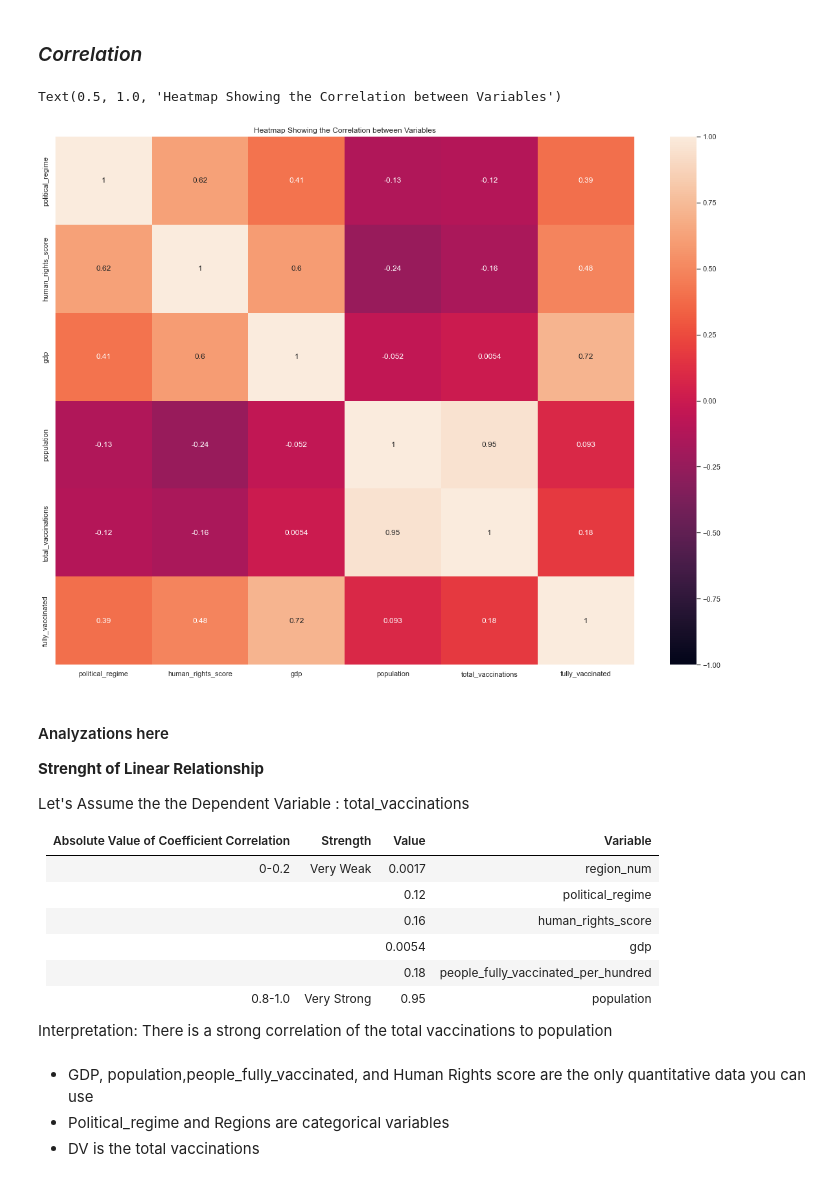
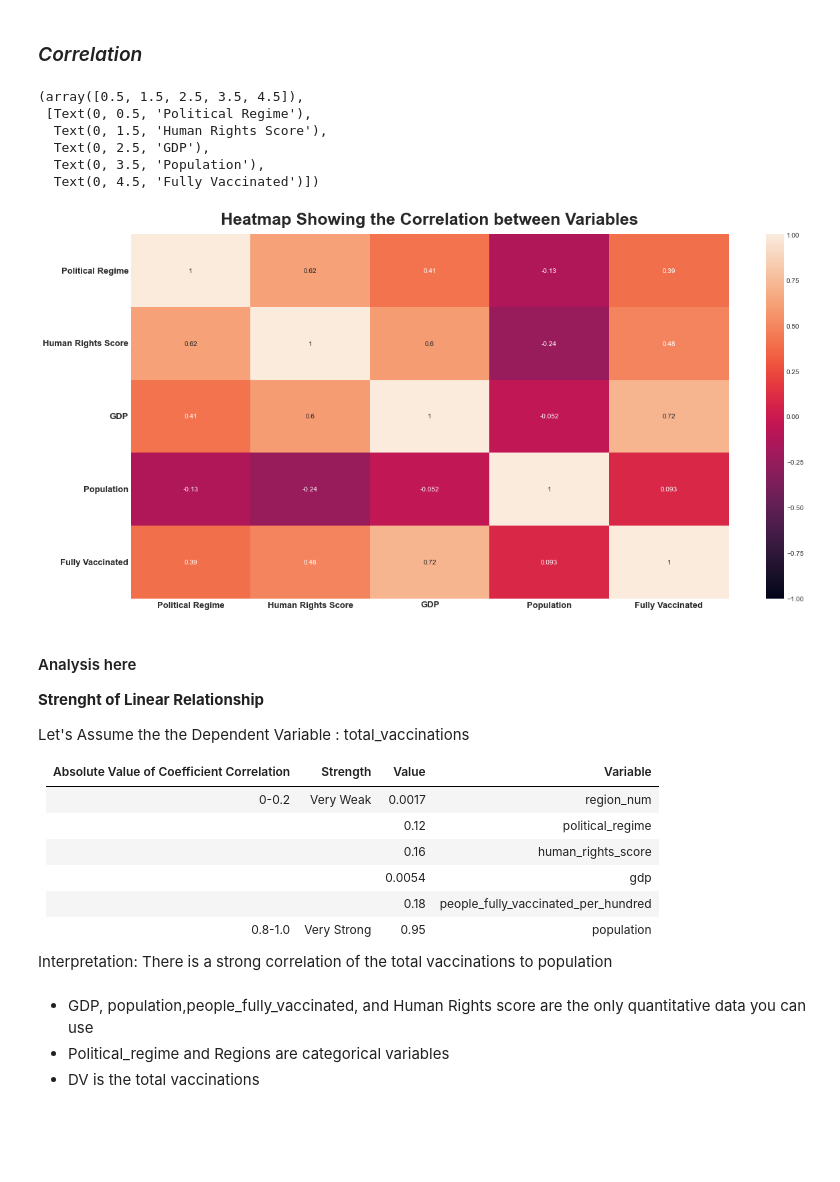
Before and after one commit to RuizLorenzoChavez/DATA100-Finals-COVID-Vaccination-Tracker, a Jupyter notebook: group1-data-storytelling.ipynb, the cells around one changed output. Drawn from its saved outputs; the diff is of its cells as text; code cells hidden in the pictures; blank space fills up the shorter version.

Commit message:
removed total vaccinations and edited other charts

```diff
--- a/group1-data-storytelling.ipynb
+++ b/group1-data-storytelling.ipynb
@@ -331,7 +321,7 @@ renamed_dropped_political_regimes.head()
 # %%
 # gdp
 new_columns={'Entity':'country',
-             'GDP per capita, PPP (constant 2017 international $)':'gdp'}
+             'GDP per capita, PPP (constant 2017 international $)':'gdp_per_capita'}
 columns_to_drop=['Code','Year']
 
 renamed_dropped_gdp = (gdp).drop(columns=columns_to_drop).rename(columns=new_columns)
@@ -374,10 +364,10 @@ renamed_dropped_population_2020.head()
 | 3 | American Samoa | 55169 |
 | 4 | Andorra | 77287 |
 # %%
-# cumulative_covid_vaccination
-new_columns={'Entity':'country'}
-columns_to_drop=['Code','Day']
+# fully_vaccinated_individuals
+new_columns={'Entity':'country','people_fully_vaccinated_per_hundred':'fully_vaccinated_percent'}
+columns_to_drop=['Code','145609-annotations','Day']
 
-renamed_dropped_cumulative_covid_vaccination = (cumulative_covid_vaccination).drop(columns=columns_to_drop).rename(columns=new_columns)
-renamed_dropped_cumulative_covid_vaccination.head()
+renamed_dropped_fully_vaccinated_individuals = (fully_vaccinated_individuals).drop(columns=columns_to_drop).rename(columns=new_columns)
+renamed_dropped_fully_vaccinated_individuals.head()
 # %% [output]
@@ -601,10 +547,10 @@ political_regime_N_gdp = cleaned_political_regimes.merge(cleaned_gdp,how='inner'
 political_regime_N_gdp_N_human_rights_score = political_regime_N_gdp.merge(cleaned_human_rights_score,how='inner')
 political_regime_N_gdp_N_human_rights_score_N_population = political_regime_N_gdp_N_human_rights_score.merge(cleaned_population_2020,how='inner')
 
-cumulative_vaccination = political_regime_N_gdp_N_human_rights_score_N_population.merge(cleaned_cumulative_covid_vaccination,how='inner')
-dataset = cumulative_vaccination.merge(cleaned_fully_vaccinated_individuals,how='inner')
+dataset = political_regime_N_gdp_N_human_rights_score_N_population.merge(cleaned_fully_vaccinated_individuals,how='inner')
+
 prime_dataset = dataset
-prime_dataset = prime_dataset[['country','political_regime','human_rights_score','gdp','population','total_vaccinations','fully_vaccinated']]
+prime_dataset = prime_dataset[['country','political_regime','human_rights_score','gdp_per_capita','population','fully_vaccinated_percent']]
 
 display(prime_dataset)
 prime_dataset.info()
@@ -791,6 +736,6 @@ See the caveats in the documentation: https://pandas.pydata.org/pandas-docs/stab
 # %% [markdown]
 ### *Finalizing features*
 # %%
-prime_dataset = prime_dataset[['country','region','region_num','regime_type','political_regime','human_rights_score','gdp','population','total_vaccinations','fully_vaccinated']]
+prime_dataset = prime_dataset[['country','region','region_num','regime_type','political_regime','human_rights_score','gdp_per_capita','population','fully_vaccinated_percent']]
 prime_dataset
 # %% [output]
@@ -816,16 +761,26 @@ prime_dataset.to_csv('prime-dataset.csv')
 # %% [markdown]
 ### *Correlation*
 # %%
-fig = plt.figure(figsize=(20,15))
+fig = plt.figure(figsize=(20,10))
 ax = fig.add_subplot(111)
 
 heatmap_correlation=sns.heatmap(prime_dataset.corr(),vmin=-1,vmax=1, annot=True)
-heatmap_correlation.set_title('Heatmap Showing the Correlation between Variables')
+
+ax.set_title('Heatmap Showing the Correlation between Variables',size=25, pad=15, fontdict={'fontweight':'bold'})
+ax.set_yticklabels(['Political Regime','Human Rights Score','GDP','Population','Fully Vaccinated'], fontdict={'fontweight':'bold'},size=13)
+ax.set_xticklabels(['Political Regime','Human Rights Score','GDP','Population','Fully Vaccinated'], fontdict={'fontweight':'bold'},size=13)
+
+plt.yticks(rotation=0)
 # %% [output]
-Text(0.5, 1.0, 'Heatmap Showing the Correlation between Variables')
+(array([0.5, 1.5, 2.5, 3.5, 4.5]),
+ [Text(0, 0.5, 'Political Regime'),
+  Text(0, 1.5, 'Human Rights Score'),
+  Text(0, 2.5, 'GDP'),
+  Text(0, 3.5, 'Population'),
+  Text(0, 4.5, 'Fully Vaccinated')])
-[figure, old version]
+[figure, new version]
 # %% [markdown]
-#### Analyzations here
+#### Analysis here
 <strong> Strenght of Linear Relationship </strong>
 
 Let's Assume the the Dependent Variable : total_vaccinations
```
Also changed, not shown: parts of 26 cells of this notebook, 1 other file.
